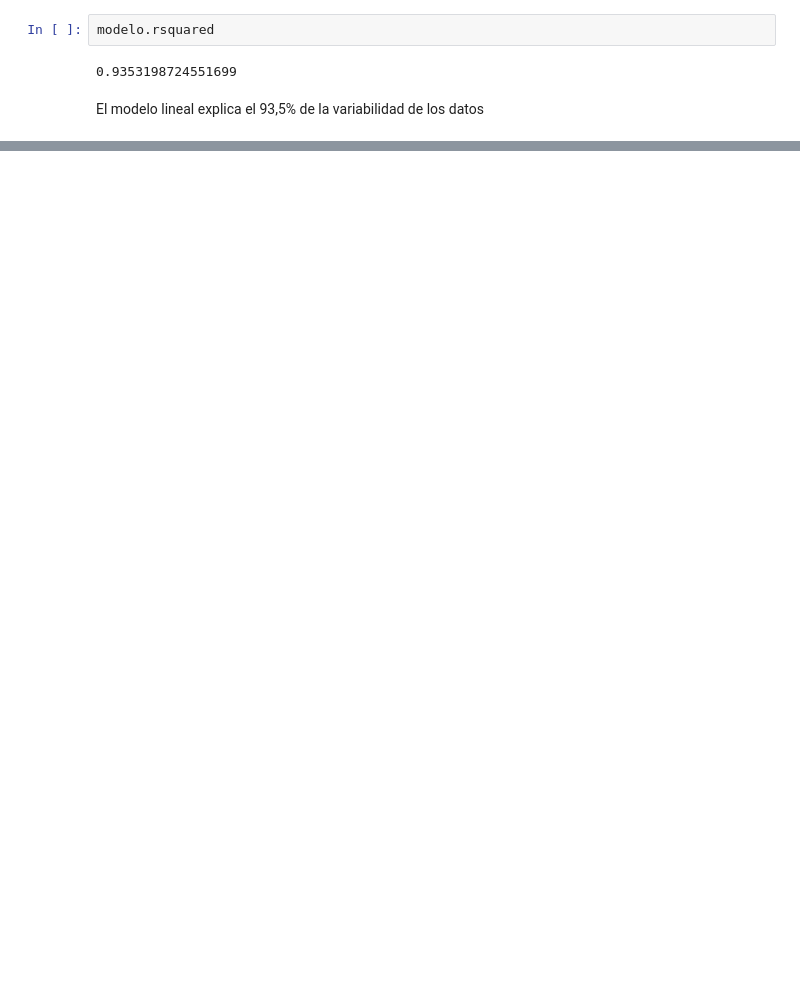
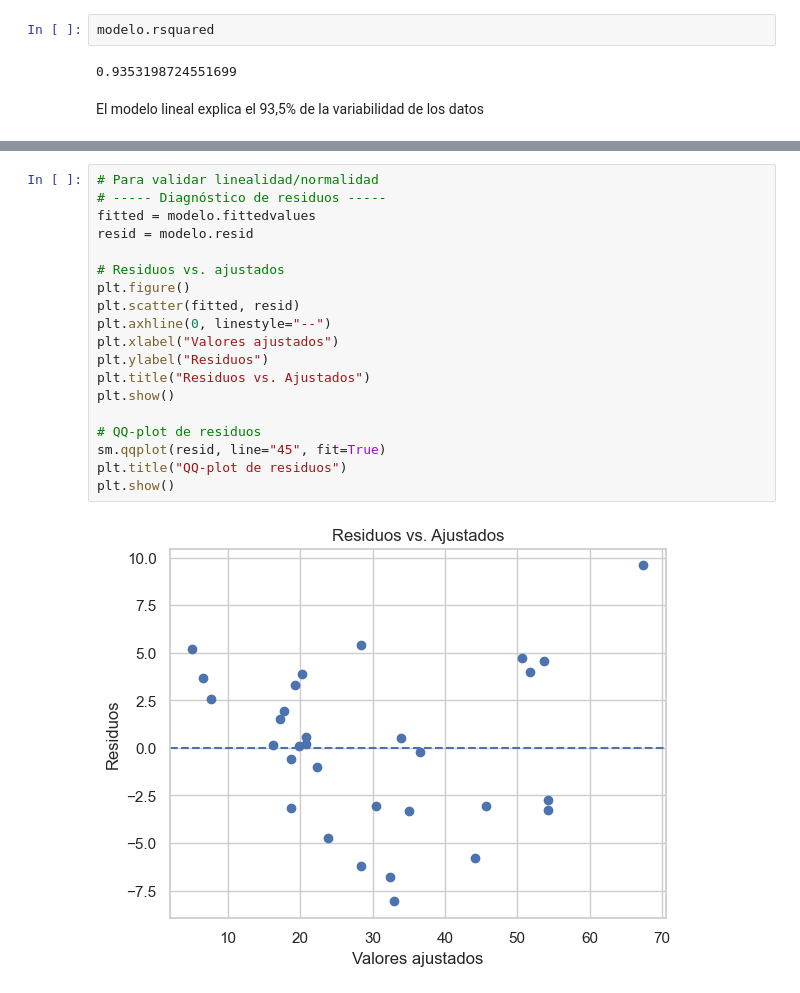
Before and after one commit to ppandomail/est, a Jupyter notebook: 4-regresion-lineal.ipynb, the cells around one changed output, grey strips where cells are left out. Cells and saved outputs as stored; diff of their text form; blank space fills up the shorter version.

Commit message:
regresion lineal multiple

```diff
--- a/4-regresion-lineal.ipynb
+++ b/4-regresion-lineal.ipynb
@@ -415,0 +558,21 @@ El modelo lineal explica el 93,5% de la variabilidad de los datos
+# %%
+# Para validar linealidad/normalidad
+# ----- Diagnóstico de residuos -----
+fitted = modelo.fittedvalues
+resid = modelo.resid
+
+# Residuos vs. ajustados
+plt.figure()
+plt.scatter(fitted, resid)
+plt.axhline(0, linestyle="--")
+plt.xlabel("Valores ajustados")
+plt.ylabel("Residuos")
+plt.title("Residuos vs. Ajustados")
+plt.show()
+
+# QQ-plot de residuos
+sm.qqplot(resid, line="45", fit=True)
+plt.title("QQ-plot de residuos")
+plt.show()
+# %% [output]
+[figure, added]
```
Also changed, not shown: parts of 25 cells of this notebook, 2 other files.
